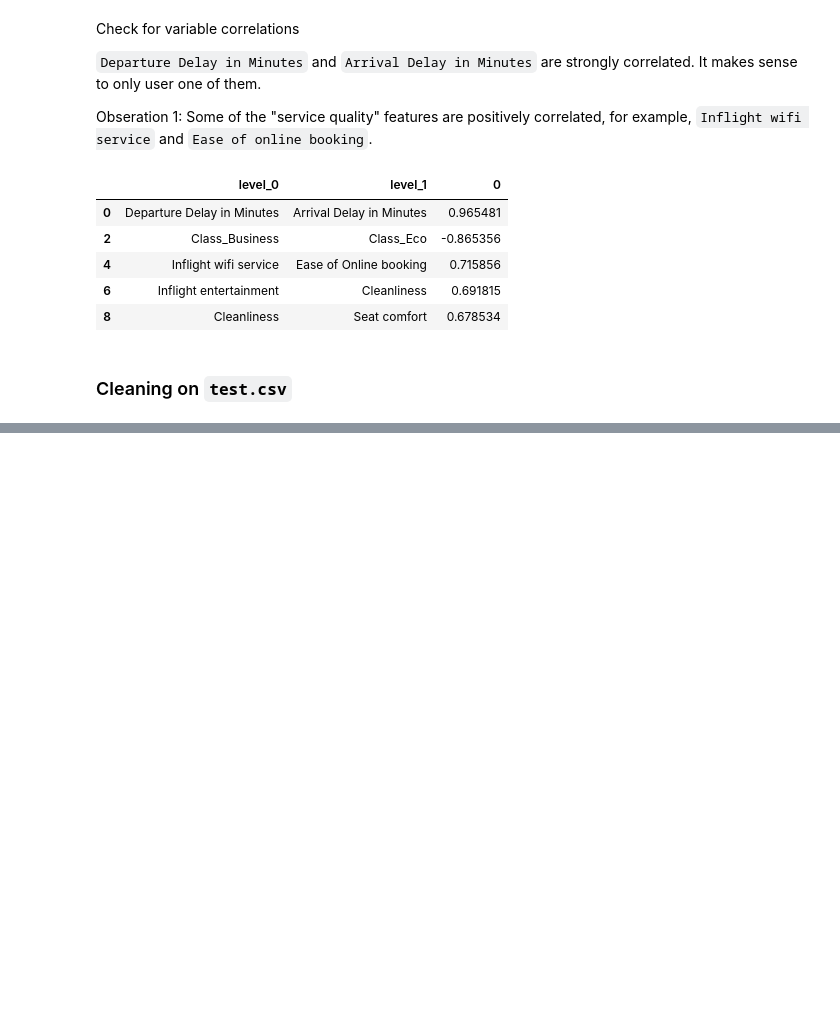
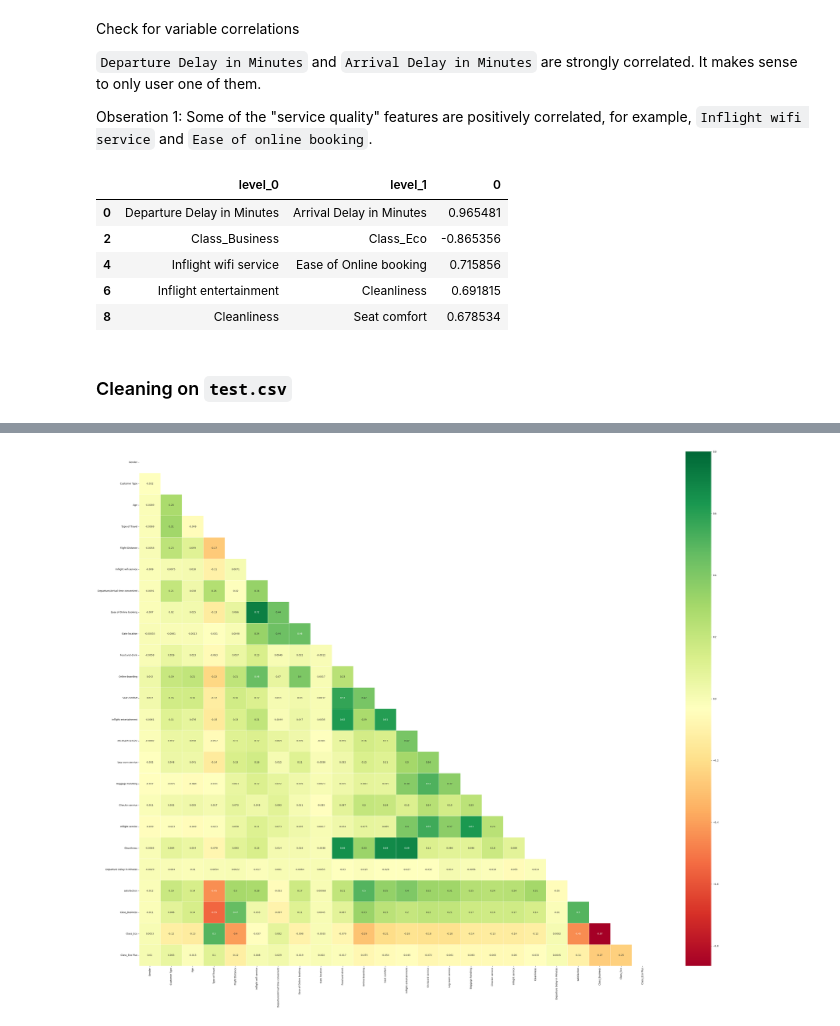
Before and after one commit to Peta0228/Airline-Satisfaction-Prediction, a Jupyter notebook: eda+cleaning.ipynb, the cells around one changed output, grey strips where cells are left out. Cells and saved outputs as stored; diff of their text form; code cells hidden in the pictures; blank space fills up the shorter version.

```diff
--- a/eda+cleaning.ipynb
+++ b/eda+cleaning.ipynb
@@ -228,0 +207,3 @@ Index(['Gender', 'Customer Type', 'Age', 'Type of Travel', 'Flight Distance',
+# %%
+train_corr = train_cleaned.corr()
+train_corr
@@ -228,0 +229,12 @@ Index(['Gender', 'Customer Type', 'Age', 'Type of Travel', 'Flight Distance',
+# %%
+corr = train_corr
+
+# Generate a mask for the upper triangle
+mask = np.zeros_like(corr, dtype=bool)
+mask[np.triu_indices_from(mask)] = True
+f, ax = plt.subplots(figsize=(50, 40))  # Adjust the figure size if needed
+
+sns.heatmap(corr, vmax=0.8, square=True, annot=True, mask=mask, cmap="RdYlGn", linewidths=.5)
+plt.show()
+# %% [output]
+[figure, added]
```
Also changed, not shown: parts of 11 cells of this notebook, 2 other files.
